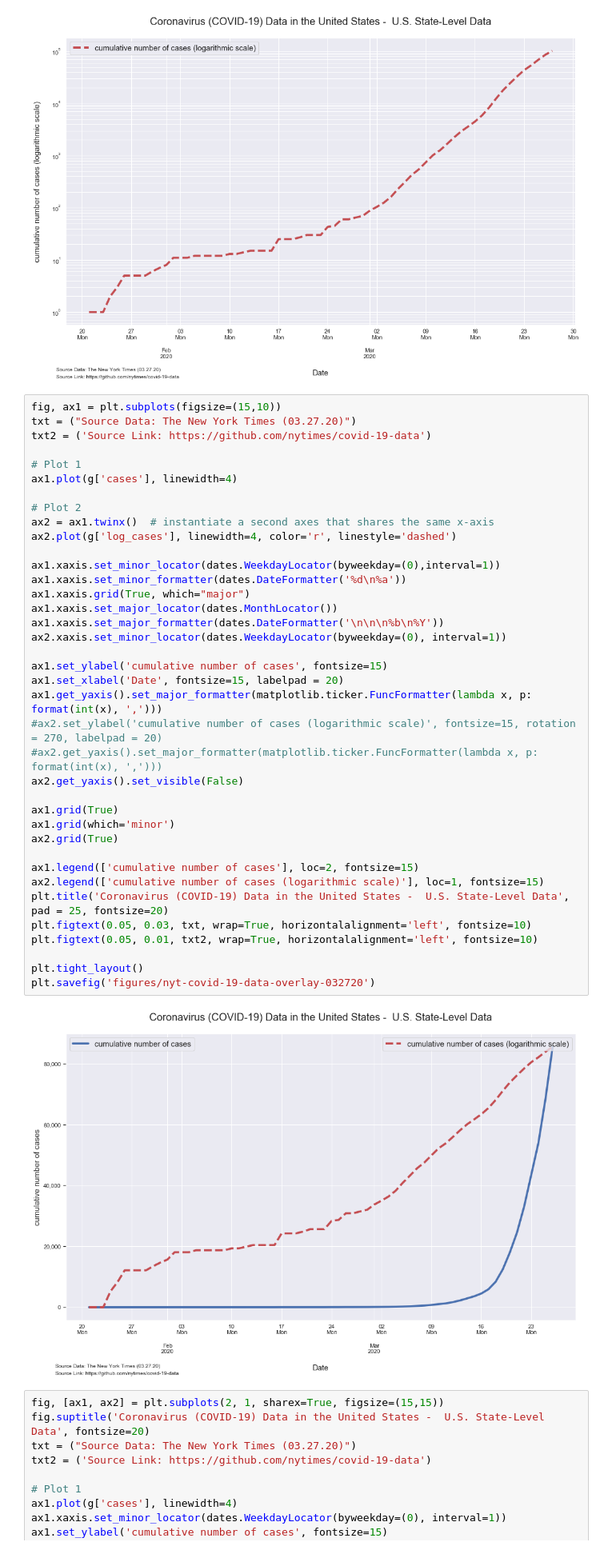
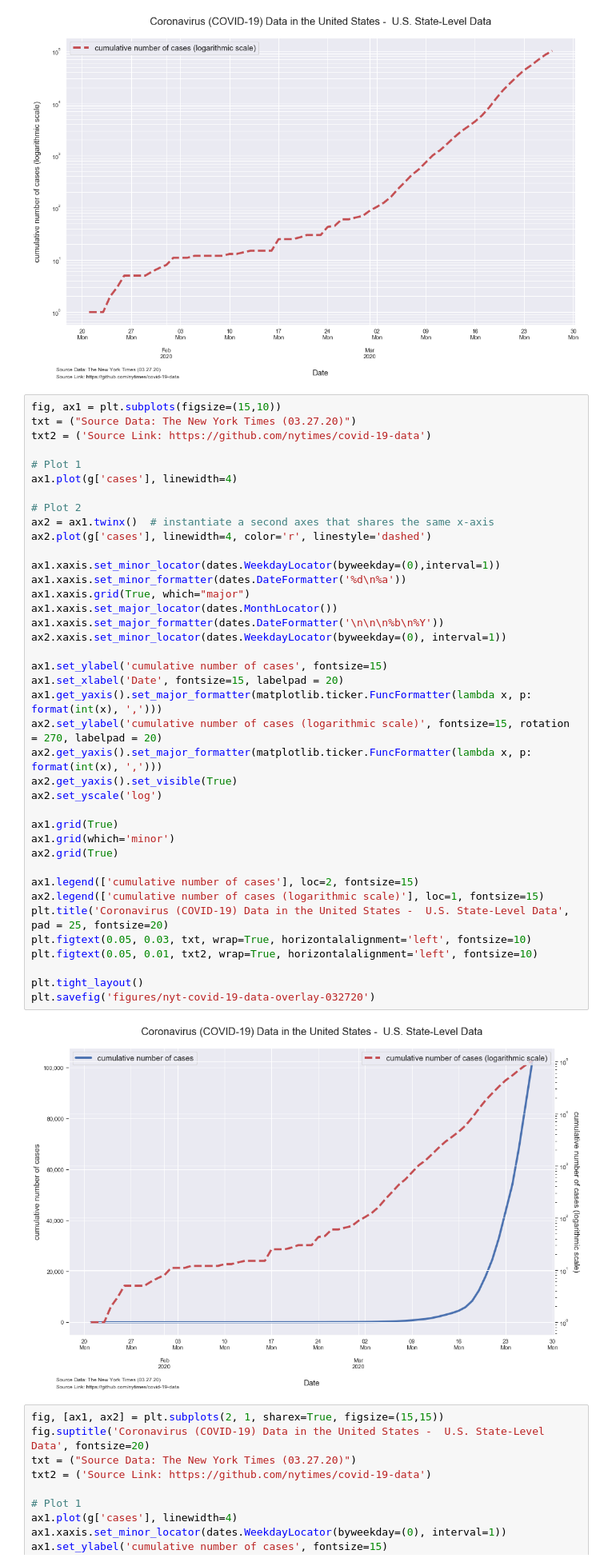
Before and after one commit to mebauer/covid-19-states, a Jupyter notebook: covid-19-data.ipynb, the cells around one changed output. Shown at 80% size. Drawn from its saved outputs; the diff is of its cells as text.

```diff
--- a/covid-19-data.ipynb
+++ b/covid-19-data.ipynb
@@ -173,38 +173,39 @@ txt2 = ('Source Link: https://github.com/nytimes/covid-19-data')
 # Plot 1
 ax1.plot(g['cases'], linewidth=4)
 
 # Plot 2
 ax2 = ax1.twinx()  # instantiate a second axes that shares the same x-axis
-ax2.plot(g['log_cases'], linewidth=4, color='r', linestyle='dashed')
+ax2.plot(g['cases'], linewidth=4, color='r', linestyle='dashed')
 
 ax1.xaxis.set_minor_locator(dates.WeekdayLocator(byweekday=(0),interval=1))
 ax1.xaxis.set_minor_formatter(dates.DateFormatter('%d\n%a'))
 ax1.xaxis.grid(True, which="major")
 ax1.xaxis.set_major_locator(dates.MonthLocator())
 ax1.xaxis.set_major_formatter(dates.DateFormatter('\n\n\n%b\n%Y'))
 ax2.xaxis.set_minor_locator(dates.WeekdayLocator(byweekday=(0), interval=1))
 
 ax1.set_ylabel('cumulative number of cases', fontsize=15)
 ax1.set_xlabel('Date', fontsize=15, labelpad = 20)
 ax1.get_yaxis().set_major_formatter(matplotlib.ticker.FuncFormatter(lambda x, p: format(int(x), ',')))
-#ax2.set_ylabel('cumulative number of cases (logarithmic scale)', fontsize=15, rotation = 270, labelpad = 20)
-#ax2.get_yaxis().set_major_formatter(matplotlib.ticker.FuncFormatter(lambda x, p: format(int(x), ',')))
-ax2.get_yaxis().set_visible(False)
+ax2.set_ylabel('cumulative number of cases (logarithmic scale)', fontsize=15, rotation = 270, labelpad = 20)
+ax2.get_yaxis().set_major_formatter(matplotlib.ticker.FuncFormatter(lambda x, p: format(int(x), ',')))
+ax2.get_yaxis().set_visible(True)
+ax2.set_yscale('log')
 
 ax1.grid(True)
 ax1.grid(which='minor')
 ax2.grid(True)
 
 ax1.legend(['cumulative number of cases'], loc=2, fontsize=15)
 ax2.legend(['cumulative number of cases (logarithmic scale)'], loc=1, fontsize=15)
 plt.title('Coronavirus (COVID-19) Data in the United States -  U.S. State-Level Data', pad = 25, fontsize=20)
 plt.figtext(0.05, 0.03, txt, wrap=True, horizontalalignment='left', fontsize=10)
 plt.figtext(0.05, 0.01, txt2, wrap=True, horizontalalignment='left', fontsize=10)
 
 plt.tight_layout()
 plt.savefig('figures/nyt-covid-19-data-overlay-032720')
 # %% [output]
-[figure, old version]
+[figure, new version]
 # %%
 fig, [ax1, ax2] = plt.subplots(2, 1, sharex=True, figsize=(15,15))
 fig.suptitle('Coronavirus (COVID-19) Data in the United States -  U.S. State-Level Data', fontsize=20)
```
Also changed, not shown: parts of 1 cell of this notebook, 2 other files.
